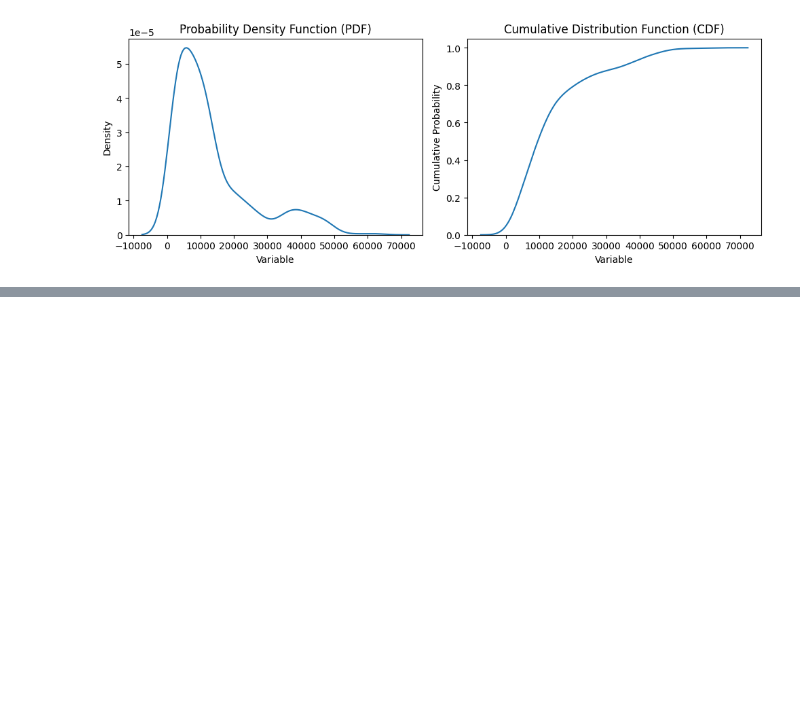
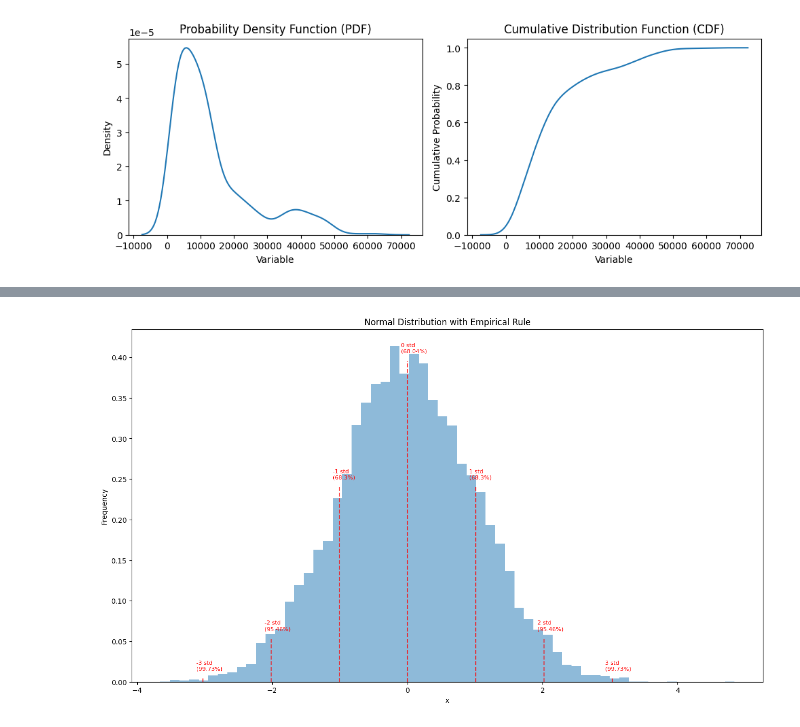
Before and after one commit to rahulchand017/Data_Science, a Jupyter notebook: Statistics/Probability Distribution/Practice PD.ipynb, the cells around one changed output, grey strips where cells are left out. Cells and saved outputs as stored; diff of their text form; code cells hidden in the pictures; blank space fills up the shorter version.

```diff
--- a/Statistics/Probability Distribution/Practice PD.ipynb
+++ b/Statistics/Probability Distribution/Practice PD.ipynb
@@ -127,0 +204,39 @@ plt.show()
+# %%
+import numpy as np
+import matplotlib.pyplot as plt
+
+# Generate some normally distributed data
+mu = 0
+sigma = 1
+data = np.random.normal(mu, sigma, size=10000)
+
+# Compute the mean and standard deviation of the data
+mean = np.mean(data)
+std = np.std(data)
+
+# Compute the percentages for each standard deviation
+pct_1 = round(((np.sum((data >= mean - std) & (data <= mean + std))) / len(data)) * 100, 2)
+pct_2 = round(((np.sum((data >= mean - 2*std) & (data <= mean + 2*std))) / len(data)) * 100, 2)
+pct_3 = round(((np.sum((data >= mean - 3*std) & (data <= mean + 3*std))) / len(data)) * 100, 2)
+
+fig = plt.figure(figsize=(16, 9))
+
+# Plot the histogram of the data
+plt.hist(data, bins=60, density=True, alpha=0.5)
+
+# Plot the empirical rule lines with markers and percentages
+for i in range(-3, 4):
+    x = mean + i*std
+    y = 1/(np.sqrt(2*np.pi)*std)*np.exp(-(x-mean)**2/(2*std**2))
+    plt.plot([x, x], [0, y], linestyle='--', color='r', alpha=0.7)
+    plt.annotate(f"{i} std\n({eval(f'pct_{abs(i)}')}%)", (x, y), xytext=(x-0.1, y+0.01), fontsize=8, color='r')
+
+# Add labels and a title to the plot
+plt.xlabel('x')
+plt.ylabel('Frequency')
+plt.title('Normal Distribution with Empirical Rule')
+
+# Show the plot
+plt.show()
+# %% [output]
+[figure, added]
```
Also changed, not shown: parts of 8 cells of this notebook, 3 other files.
